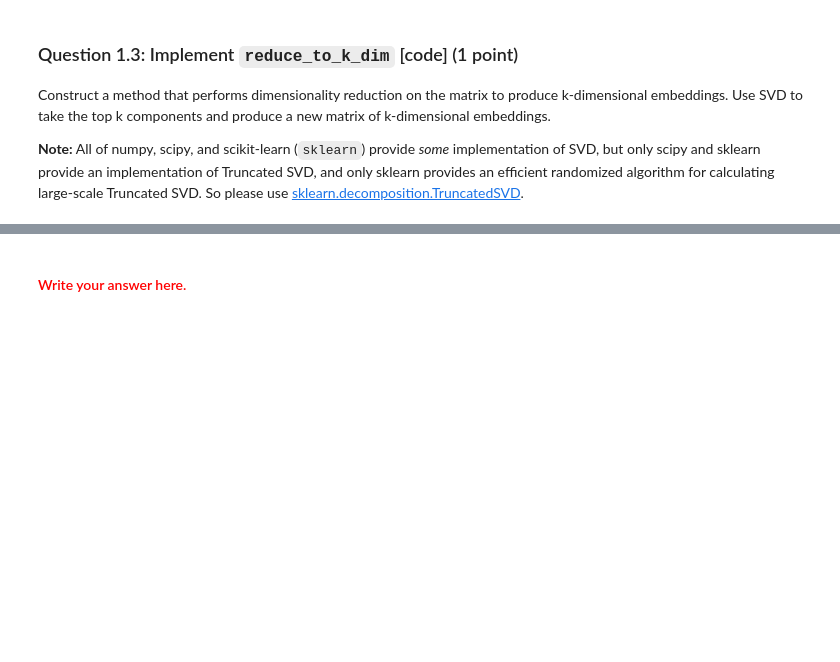
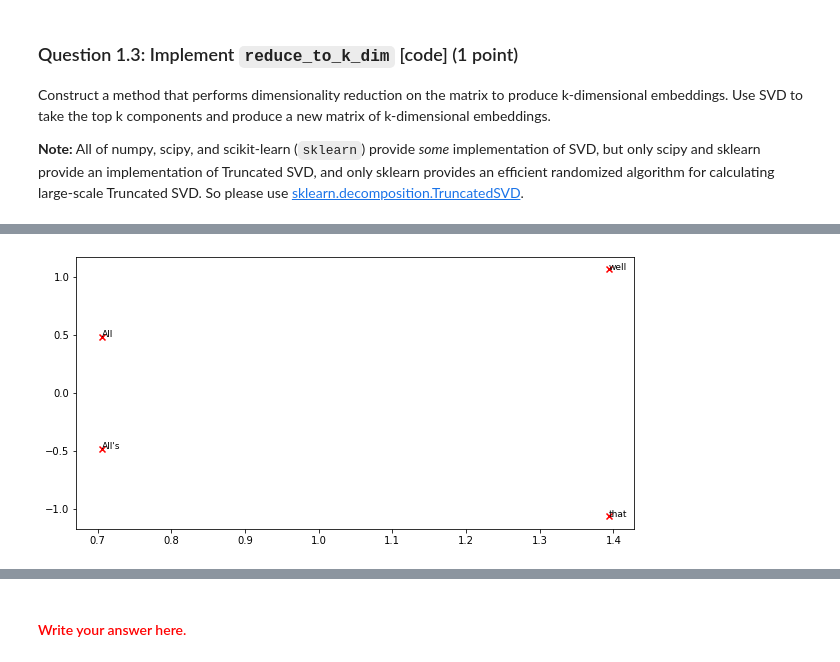
Before and after one commit to Levinna/NLP_Study, a Jupyter notebook: Assignments/a1/exploring_word_vectors.ipynb, the cells around one changed output, grey strips where cells are left out. Drawn from its saved outputs; the diff is of its cells as text; code cells hidden in the pictures; blank space fills up the shorter version.

```diff
--- a/Assignments/a1/exploring_word_vectors.ipynb
+++ b/Assignments/a1/exploring_word_vectors.ipynb
@@ -415,0 +309,20 @@ Done.
+# %%
+# ---------------------
+# Run this sanity check
+# Note that this not an exhaustive check for correctness
+# In fact we only check that your M_reduced has the right dimensions.
+# ---------------------
+
+# Define toy corpus and run student code
+test_corpus = ["START All that glitters isn't gold END".split(" "), "START All's well that ends well END".split(" ")]
+M_test, word2Ind_test = compute_co_occurrence_matrix(test_corpus, window_size=1)
+M_test_reduced = reduce_to_k_dim(M_test, k=2)
+
+# Test proper dimensions
+assert (M_test_reduced.shape[0] == 10), "M_reduced has {} rows; should have {}".format(M_test_reduced.shape[0], 10)
+assert (M_test_reduced.shape[1] == 2), "M_reduced has {} columns; should have {}".format(M_test_reduced.shape[1], 2)
+
+# Print Success
+print ("-" * 80)
+print("Passed All Tests!")
+print ("-" * 80)
@@ -415,0 +341,26 @@ Done.
+# %%
+def plot_embeddings(M_reduced, word2Ind, words):
+    """ Plot in a scatterplot the embeddings of the words specified in the list "words".
+        NOTE: do not plot all the words listed in M_reduced / word2Ind.
+        Include a label next to each point.
+
+        Params:
+            M_reduced (numpy matrix of shape (number of unique words in the corpus , k)): matrix of k-dimensioal word embeddings
+            word2Ind (dict): dictionary that maps word to indices for matrix M
+            words (list of strings): words whose embeddings we want to visualize
+    """
+
+    # ------------------
+    # Write your implementation here.
+    inds = [word2Ind[word] for word in words]
+    X = M_reduced[inds]
+
+    for x, word in zip(X, words):
+        plt.scatter(x[0], x[1], marker='x', color='red')
+        plt.text(x[0], x[1], word, fontsize=9)
+    plt.show()
+    # ------------------
+
+plot_embeddings(M_test_reduced, word2Ind_test, ['All', 'that', 'well', 'All\'s'])
+# %% [output]
+[figure, added]
```
Also changed, not shown: parts of 97 cells of this notebook.
